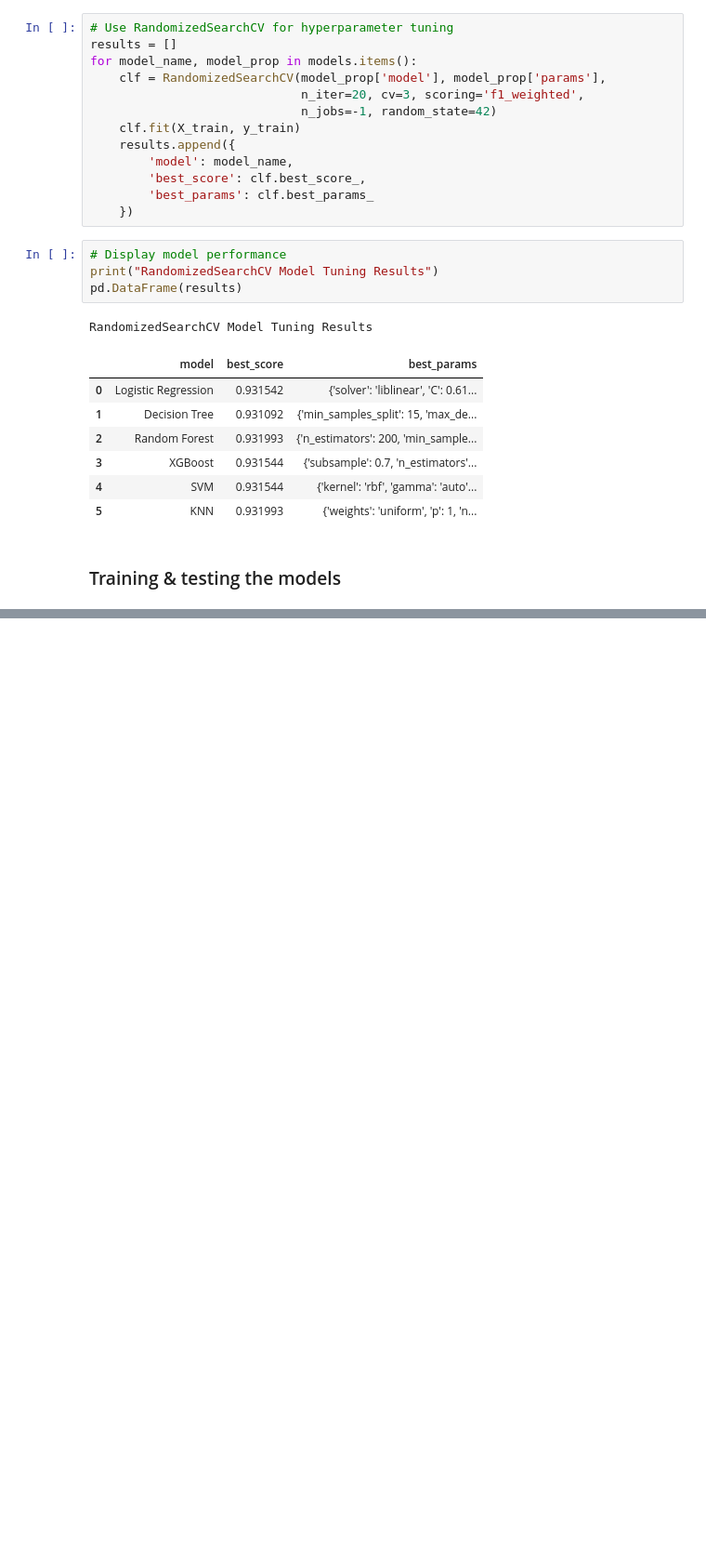
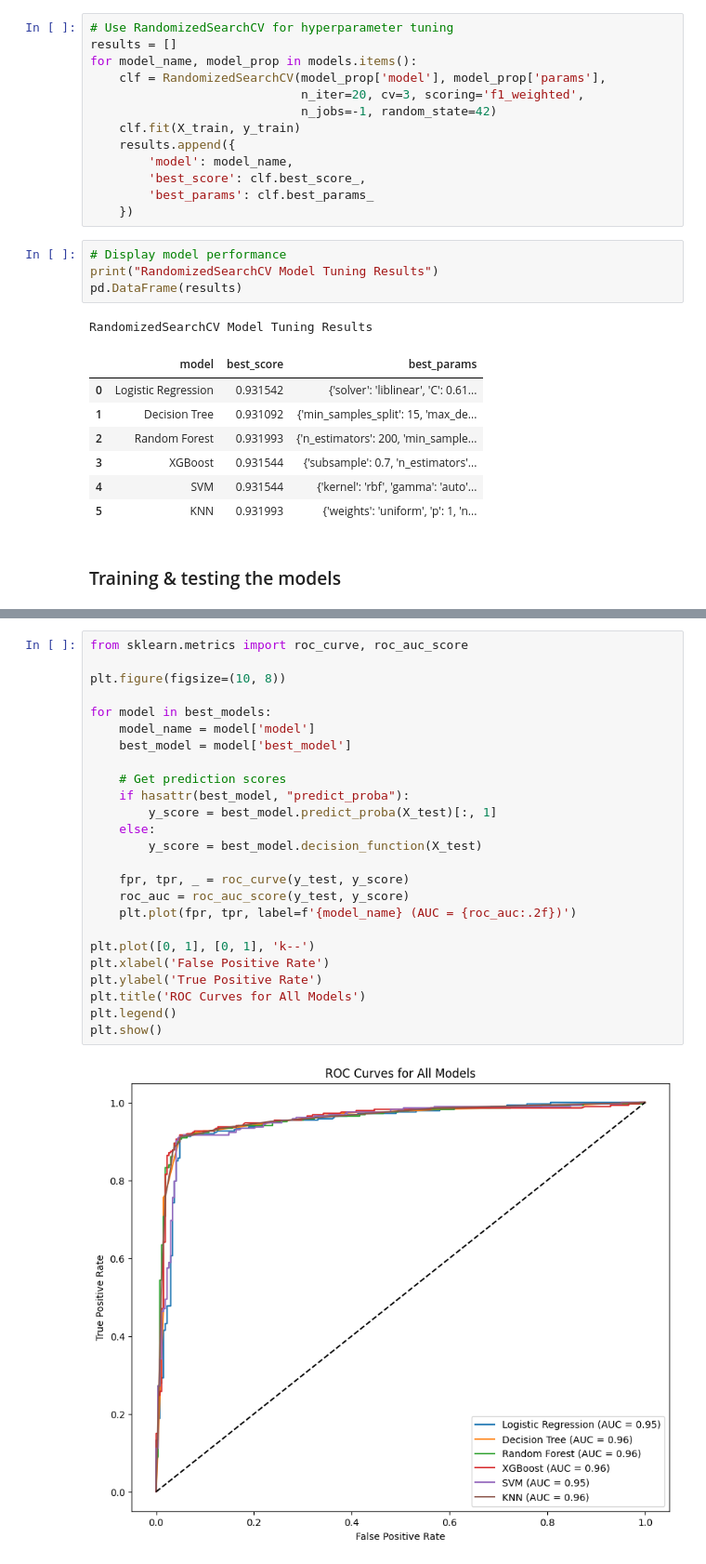
Before and after one commit to paulopezgil/personality_traits, a Jupyter notebook: nb.ipynb, the cells around one changed output, grey strips where cells are left out. Shown at 93% size. Saved outputs shown, nothing was run; the diff lists cells and outputs as text; blank space fills up the shorter version.

```diff
--- a/nb.ipynb
+++ b/nb.ipynb
@@ -352,0 +400,27 @@ weighted avg       0.93      0.93      0.93       556
+# %%
+from sklearn.metrics import roc_curve, roc_auc_score
+
+plt.figure(figsize=(10, 8))
+
+for model in best_models:
+    model_name = model['model']
+    best_model = model['best_model']
+
+    # Get prediction scores
+    if hasattr(best_model, "predict_proba"):
+        y_score = best_model.predict_proba(X_test)[:, 1]
+    else:
+        y_score = best_model.decision_function(X_test)
+
+    fpr, tpr, _ = roc_curve(y_test, y_score)
+    roc_auc = roc_auc_score(y_test, y_score)
+    plt.plot(fpr, tpr, label=f'{model_name} (AUC = {roc_auc:.2f})')
+
+plt.plot([0, 1], [0, 1], 'k--')
+plt.xlabel('False Positive Rate')
+plt.ylabel('True Positive Rate')
+plt.title('ROC Curves for All Models')
+plt.legend()
+plt.show()
+# %% [output]
+[figure, added]
```
Also changed, not shown: parts of 4 cells of this notebook.
